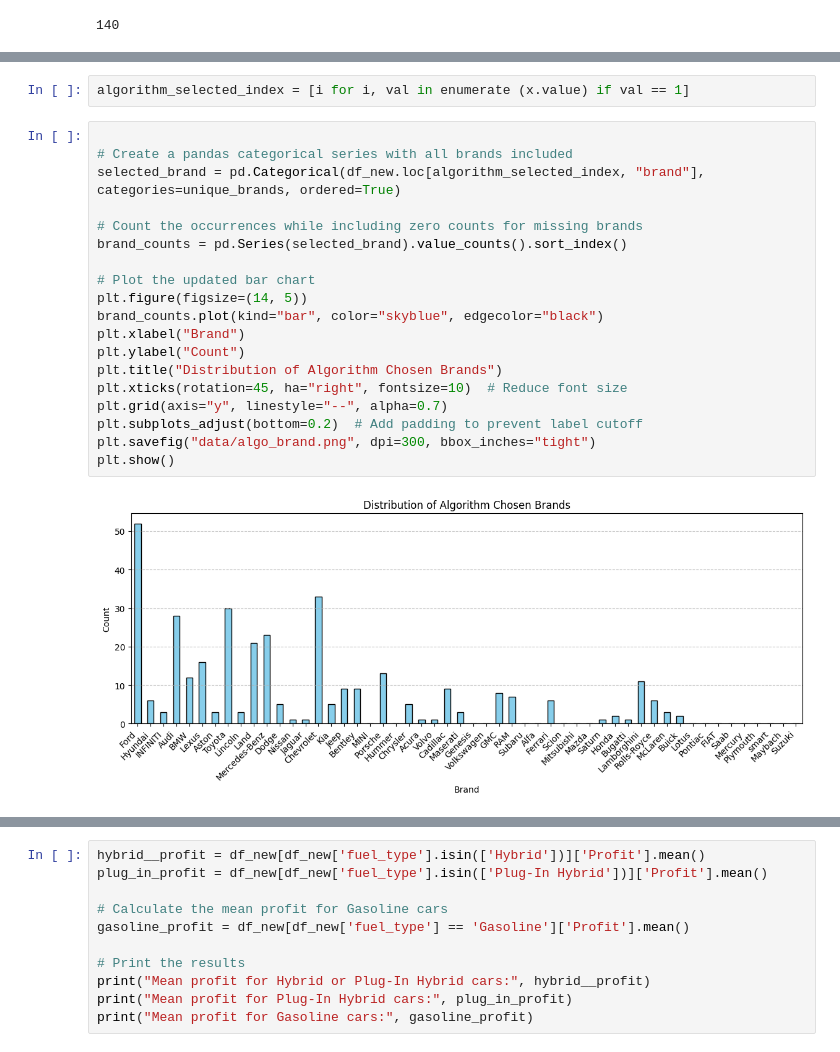
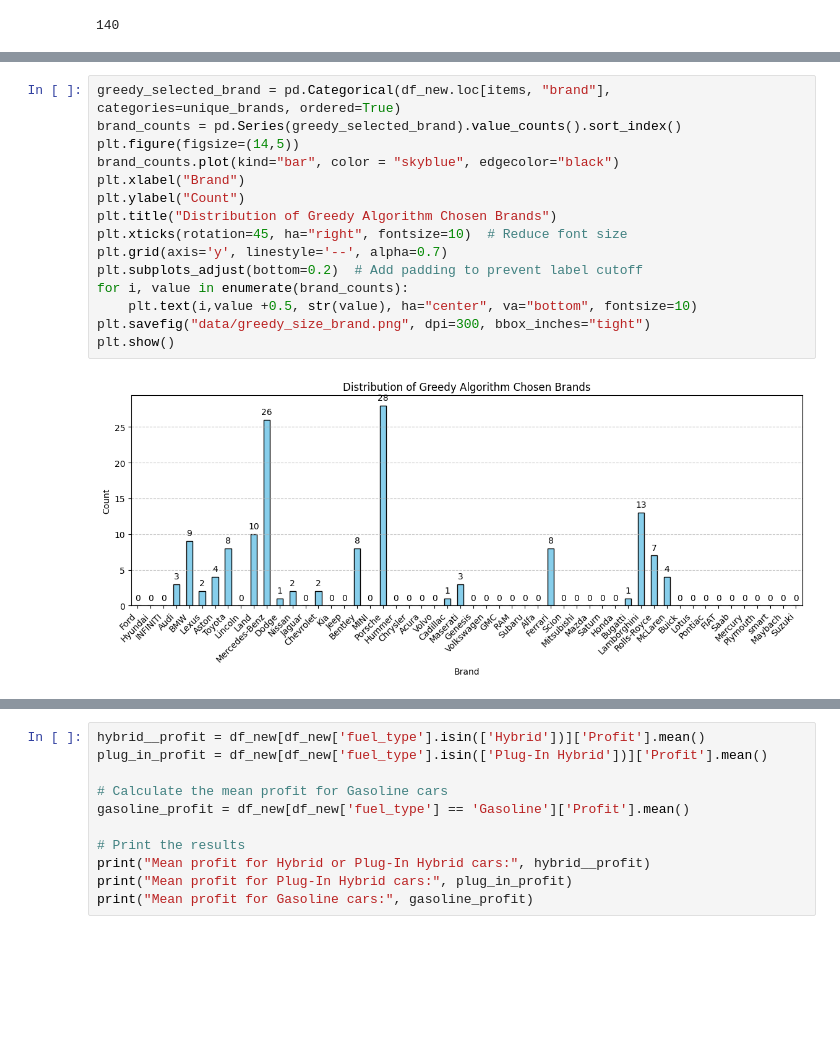
Before and after one commit to JustinTrenchcoat/MATH441_Project_2, a Jupyter notebook: greedy_size.ipynb, the cells around one changed output, grey strips where cells are left out. Saved outputs shown, nothing was run; the diff lists cells and outputs as text; blank space fills up the shorter version.

```diff
--- a/greedy_size.ipynb
+++ b/greedy_size.ipynb
@@ -91,23 +79,17 @@ len(unique_brands)
-# %%
-algorithm_selected_index = [i for i, val in enumerate (x.value) if val == 1]
 # %%
-
-# Create a pandas categorical series with all brands included
-selected_brand = pd.Categorical(df_new.loc[algorithm_selected_index, "brand"], categories=unique_brands, ordered=True)
-
-# Count the occurrences while including zero counts for missing brands
-brand_counts = pd.Series(selected_brand).value_counts().sort_index()
-
-# Plot the updated bar chart
-plt.figure(figsize=(14, 5))
-brand_counts.plot(kind="bar", color="skyblue", edgecolor="black")
+greedy_selected_brand = pd.Categorical(df_new.loc[items, "brand"], categories=unique_brands, ordered=True)
+brand_counts = pd.Series(greedy_selected_brand).value_counts().sort_index()
+plt.figure(figsize=(14,5))
+brand_counts.plot(kind="bar", color = "skyblue", edgecolor="black")
 plt.xlabel("Brand")
 plt.ylabel("Count")
-plt.title("Distribution of Algorithm Chosen Brands")
+plt.title("Distribution of Greedy Algorithm Chosen Brands")
 plt.xticks(rotation=45, ha="right", fontsize=10)  # Reduce font size
-plt.grid(axis="y", linestyle="--", alpha=0.7)
+plt.grid(axis='y', linestyle='--', alpha=0.7)
 plt.subplots_adjust(bottom=0.2)  # Add padding to prevent label cutoff
-plt.savefig("data/algo_brand.png", dpi=300, bbox_inches="tight")
+for i, value in enumerate(brand_counts):
+    plt.text(i,value +0.5, str(value), ha="center", va="bottom", fontsize=10)
+plt.savefig("data/greedy_size_brand.png", dpi=300, bbox_inches="tight")
 plt.show()
 # %% [output]
-[figure, old version]
+[figure, new version]
```
Also changed, not shown: parts of 7 cells of this notebook, 15 other files.
